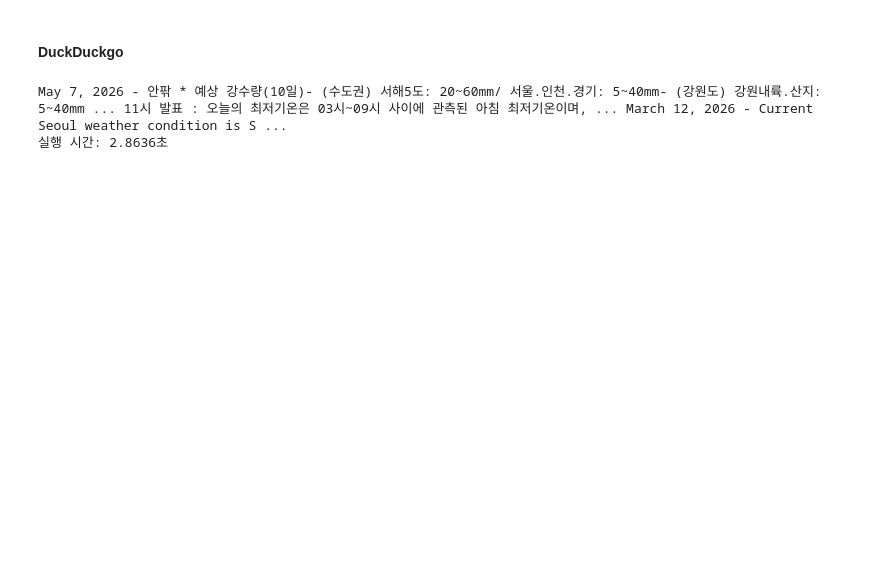
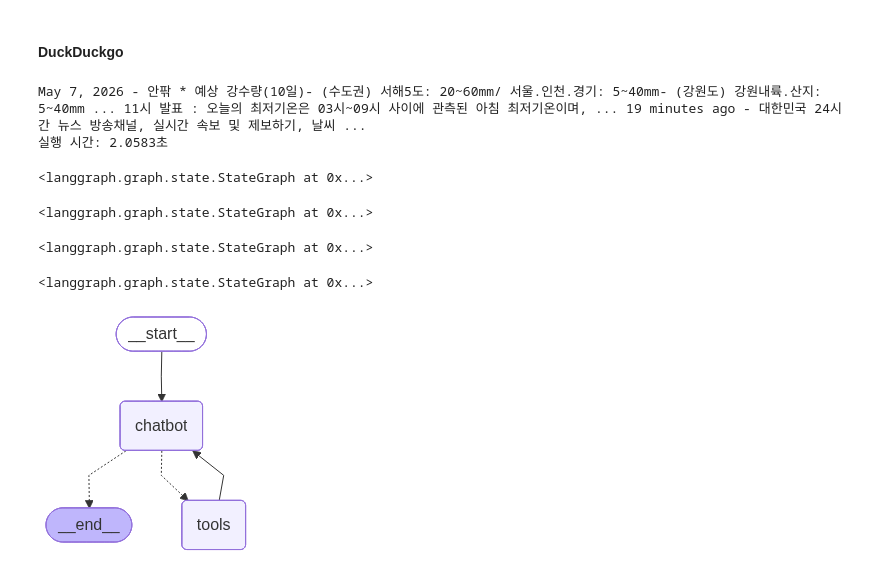
Before and after one commit to JEONG-BD/rag-master, a Jupyter notebook: Ch06. LangGraph/ch06_LANG_GRAPH.ipynb, the cells around one changed output. Cells and saved outputs as stored; diff of their text form; code cells hidden in the pictures; blank space fills up the shorter version.

Commit message:
graph chatbot

```diff
--- a/Ch06. LangGraph/ch06_LANG_GRAPH.ipynb
+++ b/Ch06. LangGraph/ch06_LANG_GRAPH.ipynb
@@ -154,11 +130,42 @@ Mar 26, 2026 ... 10월 13일, 미8군 군악대의 스파르탄 브래스 밴드
 # %%
 from langchain_community.tools import DuckDuckGoSearchRun
 
-search = DuckDuckGoSearchRun()
+tools = []
+tool = DuckDuckGoSearchRun()
 start = time.perf_counter()
-print(search.invoke("오늘 서울 날씨는?"))
+print(tool.invoke("오늘 서울 날씨는?"))
 end = time.perf_counter()
 print(f"실행 시간: {end - start:.4f}초")
+
+tools.append(tool)
 # %% [output]
-May 7, 2026 - 안팎 * 예상 강수량(10일)- (수도권) 서해5도: 20~60mm/ 서울.인천.경기: 5~40mm- (강원도) 강원내륙.산지: 5~40mm ... 11시 발표 : 오늘의 최저기온은 03시~09시 사이에 관측된 아침 최저기온이며, ... March 12, 2026 - Current Seoul weather condition is S ...
-실행 시간: 2.8636초
+May 7, 2026 - 안팎 * 예상 강수량(10일)- (수도권) 서해5도: 20~60mm/ 서울.인천.경기: 5~40mm- (강원도) 강원내륙.산지: 5~40mm ... 11시 발표 : 오늘의 최저기온은 03시~09시 사이에 관측된 아침 최저기온이며, ... 19 minutes ago - 대한민국 24시간 뉴스 방송채널, 실시간 속보 및 제보하기, 날씨 ...
+실행 시간: 2.0583초
+# %%
+from typing import Annotated
+
+from langchain_openai import ChatOpenAI
+from typing_extensions import TypedDict
+from langgraph.graph import StateGraph, START
+from langgraph.graph.message import add_messages
+
+class State(TypedDict):
+    messages : Annotated[list, add_messages]
+
+
+graph_builder = StateGraph(State)
+
+llm = ChatOpenAI(
+    base_url="http://localhost:1234/v1",
+    api_key="lm-studio",
+    model = "gemma-4-eb"
+)
+
+llm_with_tools = llm.bind_tools(tools)
+
+def chatbot(state : State):
+    return {"messages" : [llm_with_tools.invoke(state["messages"])]}
+
+graph_builder.add_node("chatbot", chatbot)
+# %% [output]
+<langgraph.graph.state.StateGraph at 0x...>
@@ -164,0 +205,36 @@ May 7, 2026 - 안팎 * 예상 강수량(10일)- (수도권) 서해5도: 20~60mm/
+# %%
+graph_builder.add_node("tools", tool_node)
+# %% [output]
+<langgraph.graph.state.StateGraph at 0x...>
+# %%
+from typing import Literal
+
+def route_tools(state : State) -> Literal["tools", "__end__"]:
+    if isinstance(state, list):
+        ai_message = state[-1]
+    elif messages := state.get("messages", []):
+        ai_message = messages[-1]
+    else:
+        raise ValueError(f"No messages found in input state to tool_edge: {state}")
+
+    if hasattr(ai_message, "tool_calls") and len(ai_message.tool_calls) > 0:
+        return "tools"
+    return "__end__"
+
+graph_builder.add_conditional_edges(
+    "chatbot",
+    route_tools,
+    {"tools": "tools", "__end__": "__end__"}
+)
+# %% [output]
+<langgraph.graph.state.StateGraph at 0x...>
+# %%
+graph_builder.add_edge("tools", "chatbot")
+graph_builder.add_edge(START, "chatbot")
+# %% [output]
+<langgraph.graph.state.StateGraph at 0x...>
+# %%
+graph = graph_builder.compile()
+display(Image(graph.get_graph().draw_mermaid_png()))
+# %% [output]
+[figure, added]
```
Also changed, not shown: parts of 4 cells of this notebook.
